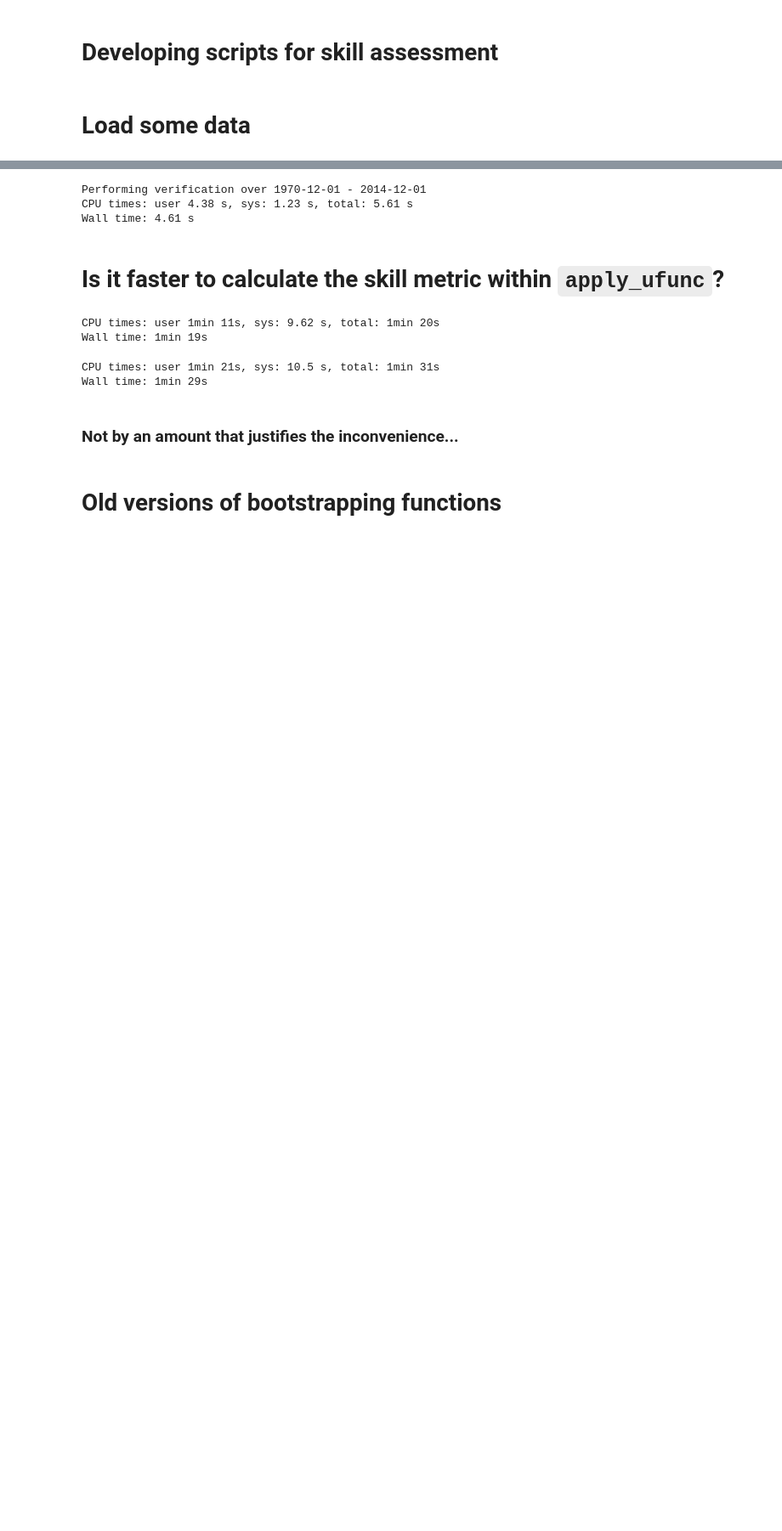
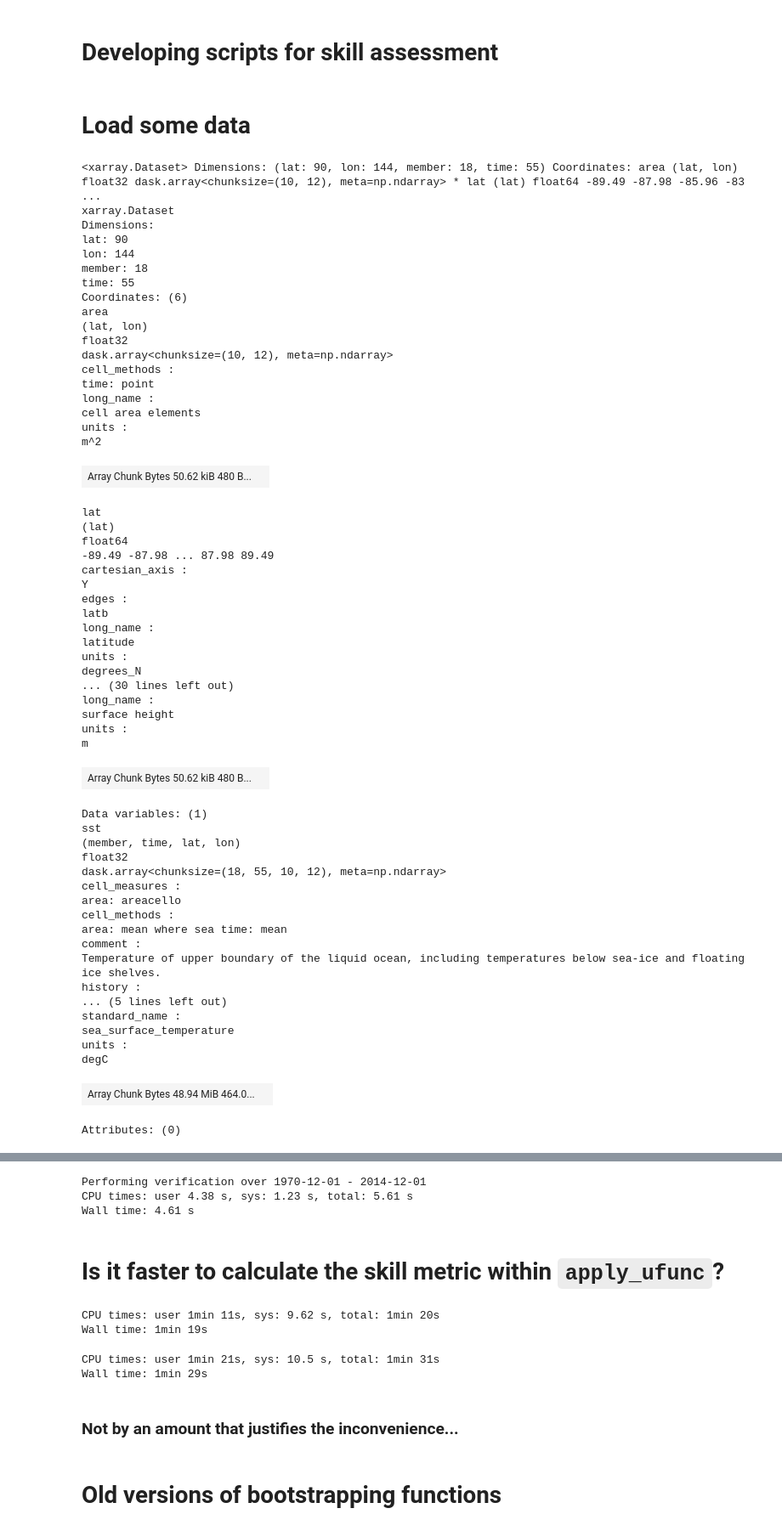
Before and after one commit to dougiesquire/CAFE-f6_documentation, a Jupyter notebook: notebooks/exploratory/verify.ipynb, the cells around one changed output, grey strips where cells are left out. Shown at 85% size. Cells and saved outputs as stored; diff of their text form; code cells hidden in the pictures; blank space fills up the shorter version.

Commit message:
make clim and verif periods consistent between datasets

```diff
--- a/notebooks/exploratory/verify.ipynb
+++ b/notebooks/exploratory/verify.ipynb
@@ -24,6 +24,6 @@ from src.verify import verify, calculate_metric
 # %%
 DATA_DIR = "../../data/processed/"
 
-hcst = xr.open_zarr(f"{DATA_DIR}/CanESM5.annual.anom_1991-2020.sst.zarr")
-hist = xr.open_zarr(f"{DATA_DIR}/CanESM5_hist.annual.anom_1991-2020.sst.zarr")
+hcst = xr.open_zarr(f"{DATA_DIR}/EC_Earth3.annual.anom_1991-2020.sst.zarr")
+hist = xr.open_zarr(f"{DATA_DIR}/EC_Earth3_hist.annual.anom_1991-2020.sst.zarr")
 obsv = xr.open_zarr(f"{DATA_DIR}/HadISST.annual.anom_1991-2020.sst.zarr")
@@ -29,0 +48,59 @@ obsv = xr.open_zarr(f"{DATA_DIR}/HadISST.annual.anom_1991-2020.sst.zarr")
+# %%
+hist
+# %% [output]
+<xarray.Dataset> Dimensions: (lat: 90, lon: 144, member: 18, time: 55) Coordinates: area (lat, lon) float32 dask.array<chunksize=(10, 12), meta=np.ndarray> * lat (lat) float64 -89.49 -87.98 -85.96 -83 ...
+xarray.Dataset
+Dimensions:
+lat: 90
+lon: 144
+member: 18
+time: 55
+Coordinates: (6)
+area
+(lat, lon)
+float32
+dask.array<chunksize=(10, 12), meta=np.ndarray>
+cell_methods :
+time: point
+long_name :
+cell area elements
+units :
+m^2
+| Array Chunk Bytes 50.62 kiB 480 B... |  |
+lat
+(lat)
+float64
+-89.49 -87.98 ... 87.98 89.49
+cartesian_axis :
+Y
+edges :
+latb
+long_name :
+latitude
+units :
+degrees_N
+... (30 lines left out)
+long_name :
+surface height
+units :
+m
+| Array Chunk Bytes 50.62 kiB 480 B... |  |
+Data variables: (1)
+sst
+(member, time, lat, lon)
+float32
+dask.array<chunksize=(18, 55, 10, 12), meta=np.ndarray>
+cell_measures :
+area: areacello
+cell_methods :
+area: mean where sea time: mean
+comment :
+Temperature of upper boundary of the liquid ocean, including temperatures below sea-ice and floating ice shelves.
+history :
+... (5 lines left out)
+standard_name :
+sea_surface_temperature
+units :
+degC
+| Array Chunk Bytes 48.94 MiB 464.0... |  |
+Attributes: (0)
```
Also changed, not shown: parts of 3 cells of this notebook, 15 other files.
